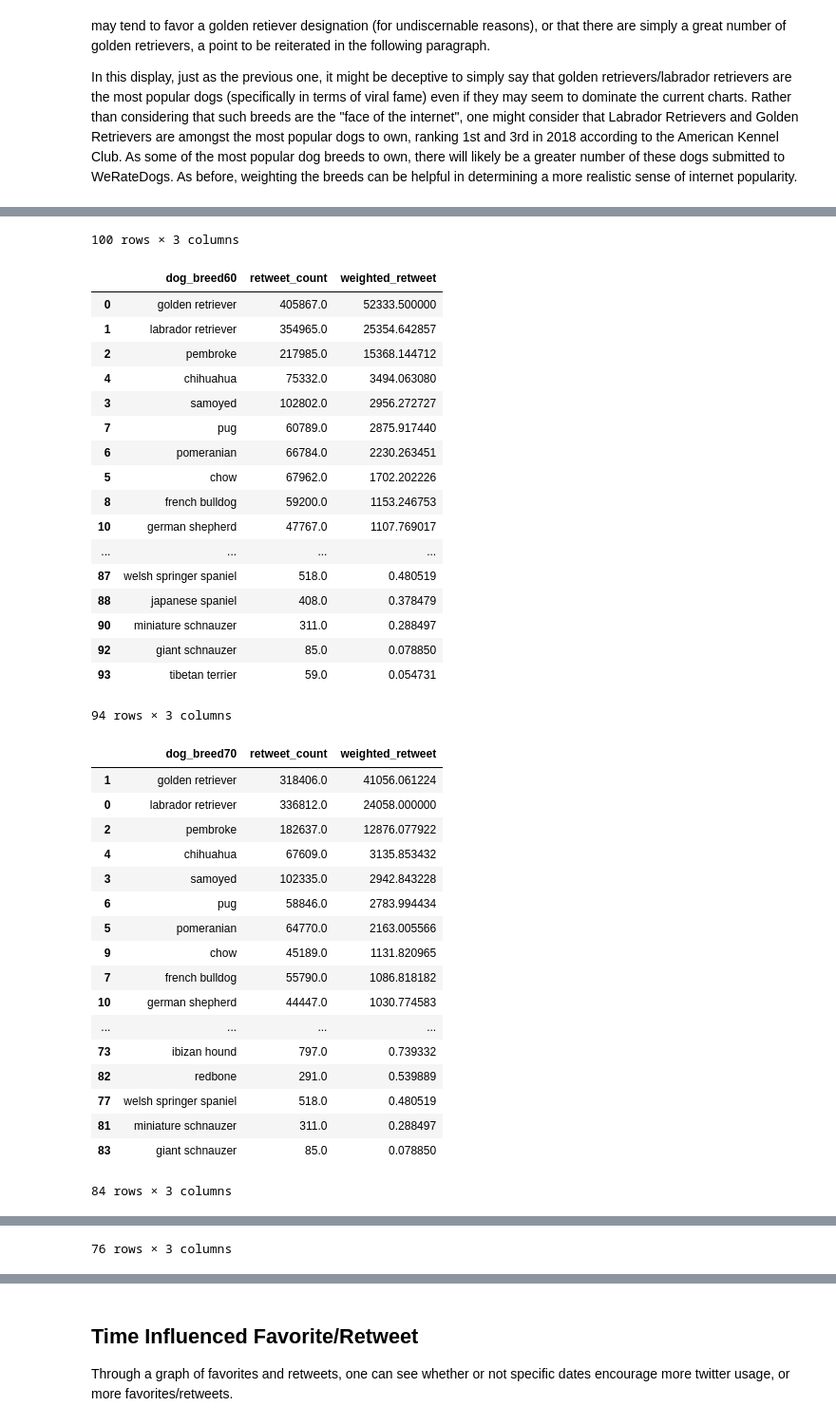
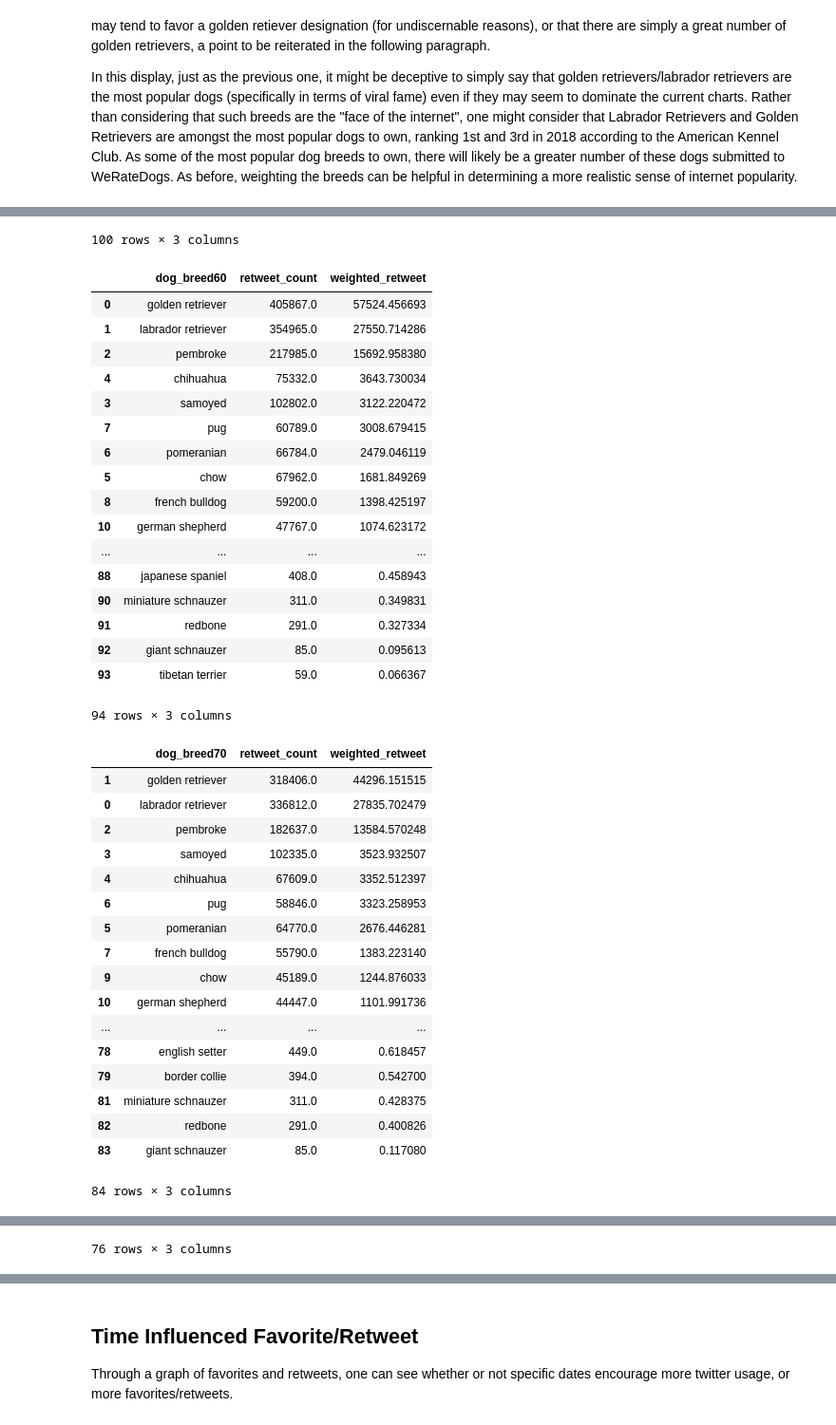
Before and after one commit to jmlam/Ud-Data-Wrangle, a Jupyter notebook: WeRateDogs/wrangle_act.ipynb, the cells around one changed output, grey strips where cells are left out. Shown at 95% size. Cells and saved outputs as stored; diff of their text form; code cells hidden in the pictures.

```diff
--- a/WeRateDogs/wrangle_act.ipynb
+++ b/WeRateDogs/wrangle_act.ipynb
@@ -1250,10 +1255,10 @@ for i in ['dog_breed50', 'dog_breed60', 'dog_breed70', 'dog_breed80', 'dog_breed
     data = twitter_archive_master[i].unique()
     count_breeds = twitter_archive_master.groupby([i]).count()['tweet_id']
     breed_weight_creator = pd.DataFrame({i: data})
-    breed_weight_creator = breed_weight_creator.join(count, on = i)
+    breed_weight_creator = breed_weight_creator.join(count_breeds, on = i)
     indexNames = breed_weight_creator[breed_weight_creator[i] == 'None' ].index
     breed_weight_creator = breed_weight_creator.dropna().drop(indexNames)
-    breed_weight_creator['weight'] = breed_weight_creator.tweet_id / df2.tweet_id.sum()
+    breed_weight_creator['weight'] = breed_weight_creator.tweet_id / breed_weight_creator.tweet_id.sum()
     breed_weight_creator.drop(columns = 'tweet_id', inplace = True)
 
     #merging dataset and creating weighted favorites column
@@ -1373,10 +1378,10 @@ for i in ['dog_breed50', 'dog_breed60', 'dog_breed70', 'dog_breed80', 'dog_breed
     data = twitter_archive_master[i].unique()
     count_breeds = twitter_archive_master.groupby([i]).count()['tweet_id']
     breed_weight_creator = pd.DataFrame({i: data})
-    breed_weight_creator = breed_weight_creator.join(count, on = i)
+    breed_weight_creator = breed_weight_creator.join(count_breeds, on = i)
     indexNames = breed_weight_creator[breed_weight_creator[i] == 'None' ].index
     breed_weight_creator = breed_weight_creator.dropna().drop(indexNames)
-    breed_weight_creator['weight'] = breed_weight_creator.tweet_id / df2.tweet_id.sum()
+    breed_weight_creator['weight'] = breed_weight_creator.tweet_id / breed_weight_creator.tweet_id.sum()
     breed_weight_creator.drop(columns = 'tweet_id', inplace = True)
 
     #merging dataset and creating weighted favorites column
@@ -1384,63 +1389,63 @@ for i in ['dog_breed50', 'dog_breed60', 'dog_breed70', 'dog_breed80', 'dog_breed
     breed_retweet_df['weighted_retweet'] = breed_retweet_df.retweet_count * breed_retweet_df.weight
     breed_retweet_df.sort_values(by = 'weighted_retweet', ascending = False, inplace = True)
     breed_retweet_df.drop(columns = ['weight'], inplace = True)
 
     display(breed_retweet_df)
     #AUTOMATIC SORTING BUG
     weight_retweet_df = pd.concat([weight_retweet_df, breed_retweet_df], axis = 1, sort = False)
 # %% [output]
 |  | dog_breed50 | retweet_count | weighted_retweet |
 | 0 | golden retriever | 439209.0 | 56632.700371 |
 | 1 | labrador retriever | 367831.0 | 26273.642857 |
 | 2 | pembroke | 252458.0 | 17798.523191 |
 | 4 | chihuahua | 87301.0 | 4049.211503 |
 | 3 | samoyed | 120876.0 | 3476.025974 |
 | 7 | pug | 69122.0 | 3270.150278 |
 | 5 | pomeranian | 86855.0 | 2900.538033 |
 | 6 | chow | 77248.0 | 1934.782931 |
 | 8 | german shepherd | 65280.0 | 1513.914657 |
 | 10 | french bulldog | 59200.0 | 1153.246753 |
 | ... | ... | ... | ... |
 | 94 | japanese spaniel | 408.0 | 0.378479 |
 | 95 | groenendael | 376.0 | 0.348794 |
 | 97 | miniature schnauzer | 311.0 | 0.288497 |
 | 98 | giant schnauzer | 85.0 | 0.078850 |
 | 99 | tibetan terrier | 59.0 | 0.054731 |
 100 rows × 3 columns
 |  | dog_breed60 | retweet_count | weighted_retweet |
-| 0 | golden retriever | 405867.0 | 52333.500000 |
-| 1 | labrador retriever | 354965.0 | 25354.642857 |
-| 2 | pembroke | 217985.0 | 15368.144712 |
-| 4 | chihuahua | 75332.0 | 3494.063080 |
-| 3 | samoyed | 102802.0 | 2956.272727 |
-| 7 | pug | 60789.0 | 2875.917440 |
-| 6 | pomeranian | 66784.0 | 2230.263451 |
-| 5 | chow | 67962.0 | 1702.202226 |
-| 8 | french bulldog | 59200.0 | 1153.246753 |
-| 10 | german shepherd | 47767.0 | 1107.769017 |
+| 0 | golden retriever | 405867.0 | 57524.456693 |
+| 1 | labrador retriever | 354965.0 | 27550.714286 |
+| 2 | pembroke | 217985.0 | 15692.958380 |
+| 4 | chihuahua | 75332.0 | 3643.730034 |
+| 3 | samoyed | 102802.0 | 3122.220472 |
+| 7 | pug | 60789.0 | 3008.679415 |
+| 6 | pomeranian | 66784.0 | 2479.046119 |
+| 5 | chow | 67962.0 | 1681.849269 |
+| 8 | french bulldog | 59200.0 | 1398.425197 |
+| 10 | german shepherd | 47767.0 | 1074.623172 |
 | ... | ... | ... | ... |
-| 87 | welsh springer spaniel | 518.0 | 0.480519 |
-| 88 | japanese spaniel | 408.0 | 0.378479 |
-| 90 | miniature schnauzer | 311.0 | 0.288497 |
-| 92 | giant schnauzer | 85.0 | 0.078850 |
-| 93 | tibetan terrier | 59.0 | 0.054731 |
+| 88 | japanese spaniel | 408.0 | 0.458943 |
+| 90 | miniature schnauzer | 311.0 | 0.349831 |
+| 91 | redbone | 291.0 | 0.327334 |
+| 92 | giant schnauzer | 85.0 | 0.095613 |
+| 93 | tibetan terrier | 59.0 | 0.066367 |
 94 rows × 3 columns
 |  | dog_breed70 | retweet_count | weighted_retweet |
-| 1 | golden retriever | 318406.0 | 41056.061224 |
-| 0 | labrador retriever | 336812.0 | 24058.000000 |
-| 2 | pembroke | 182637.0 | 12876.077922 |
-| 4 | chihuahua | 67609.0 | 3135.853432 |
-| 3 | samoyed | 102335.0 | 2942.843228 |
-| 6 | pug | 58846.0 | 2783.994434 |
-| 5 | pomeranian | 64770.0 | 2163.005566 |
-| 9 | chow | 45189.0 | 1131.820965 |
-| 7 | french bulldog | 55790.0 | 1086.818182 |
-| 10 | german shepherd | 44447.0 | 1030.774583 |
+| 1 | golden retriever | 318406.0 | 44296.151515 |
+| 0 | labrador retriever | 336812.0 | 27835.702479 |
+| 2 | pembroke | 182637.0 | 13584.570248 |
+| 3 | samoyed | 102335.0 | 3523.932507 |
+| 4 | chihuahua | 67609.0 | 3352.512397 |
+| 6 | pug | 58846.0 | 3323.258953 |
+| 5 | pomeranian | 64770.0 | 2676.446281 |
+| 7 | french bulldog | 55790.0 | 1383.223140 |
+| 9 | chow | 45189.0 | 1244.876033 |
+| 10 | german shepherd | 44447.0 | 1101.991736 |
 | ... | ... | ... | ... |
-| 73 | ibizan hound | 797.0 | 0.739332 |
-| 82 | redbone | 291.0 | 0.539889 |
-| 77 | welsh springer spaniel | 518.0 | 0.480519 |
-| 81 | miniature schnauzer | 311.0 | 0.288497 |
-| 83 | giant schnauzer | 85.0 | 0.078850 |
+| 78 | english setter | 449.0 | 0.618457 |
+| 79 | border collie | 394.0 | 0.542700 |
+| 81 | miniature schnauzer | 311.0 | 0.428375 |
+| 82 | redbone | 291.0 | 0.400826 |
+| 83 | giant schnauzer | 85.0 | 0.117080 |
 84 rows × 3 columns
 |  | dog_breed80 | retweet_count | weighted_retweet |
```
Also changed, not shown: parts of 13 cells of this notebook, 3 other files.
